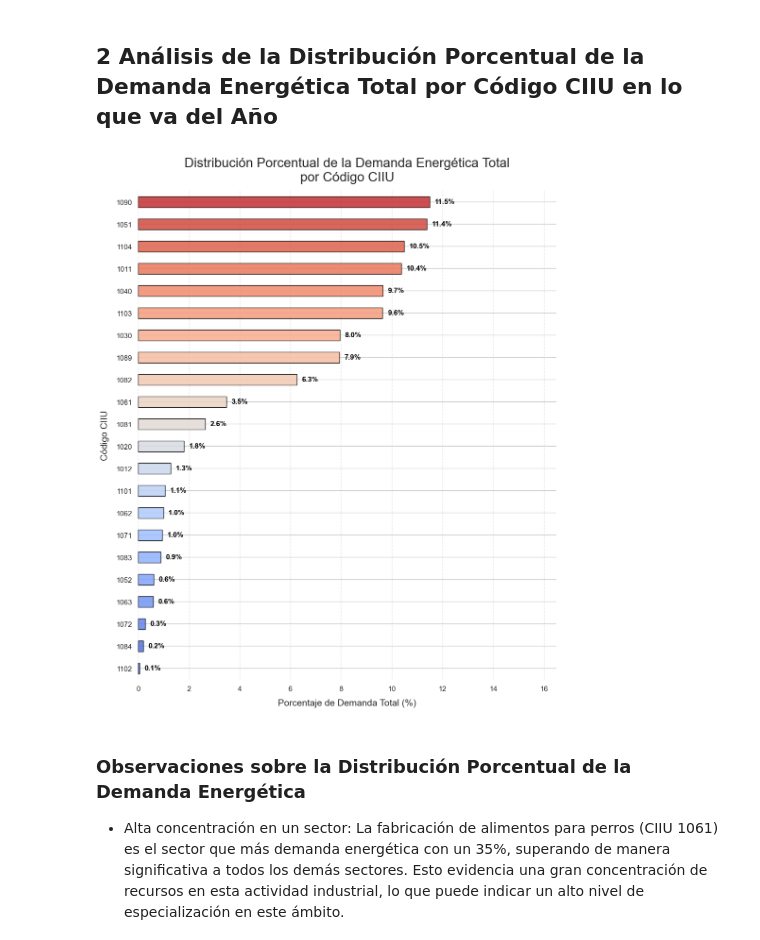
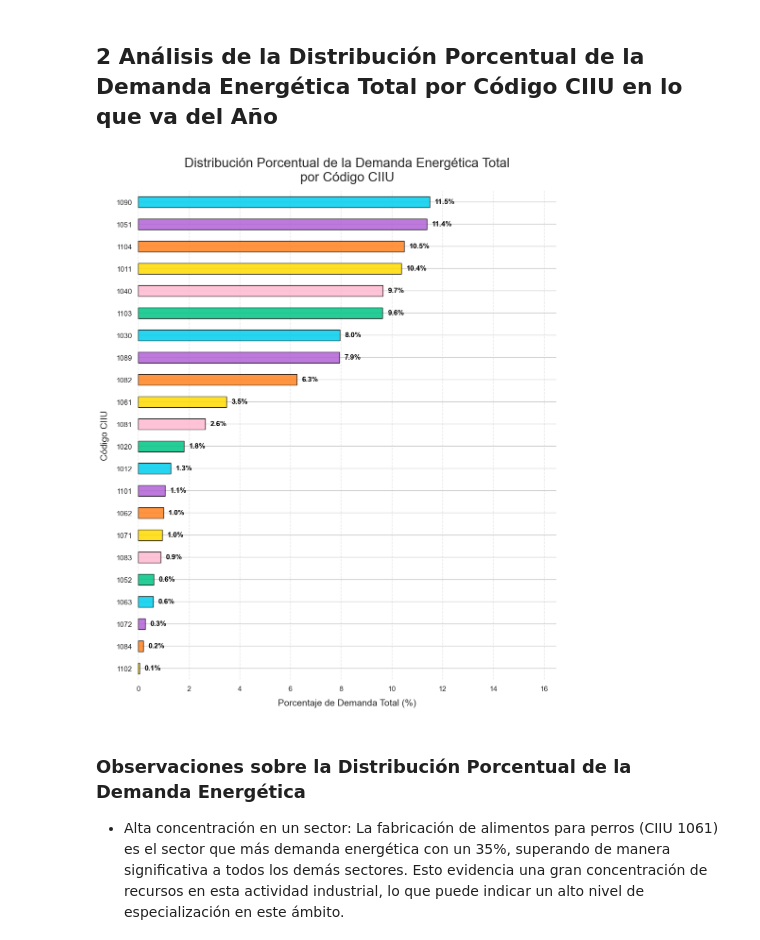
Before and after one commit to S00LEY/Talento-B_-Ing-Data, a Jupyter notebook: DemaComeNoReg_CIIU_Alimentos_2024.ipynb, the cells around one changed output. Cells and saved outputs as stored; diff of their text form; code cells hidden in the pictures.

```diff
--- a/DemaComeNoReg_CIIU_Alimentos_2024.ipynb
+++ b/DemaComeNoReg_CIIU_Alimentos_2024.ipynb
@@ -248,35 +248,41 @@ El comportamiento de la demanda energética en la industria alimentaria presenta
 # %%
 # Calcular la demanda total por código CIIU
 df_total_by_ciiu = df_daily_reset.groupby('Values_code')['Total_Demanda_Dia'].sum()
 
 # Calcular el porcentaje
 total_demanda = df_total_by_ciiu.sum()
 df_percent_by_ciiu = (df_total_by_ciiu / total_demanda) * 100
 
 # Ordenar los datos
 df_percent_sorted = df_percent_by_ciiu.sort_values()
-sns.set(style="whitegrid")
-colors = sns.color_palette("coolwarm", len(df_percent_sorted))
+
+# Definir los colores personalizados
+custom_colors = ["#ffdb00", "#ff8120", "#b263d6", "#00ceee", "#01c585", "#ffb9d1"]
+
+# Extender los colores para igualar la longitud de los datos
+extended_colors = custom_colors * (len(df_percent_sorted) // len(custom_colors)) + custom_colors[:len(df_percent_sorted) % len(custom_colors)]
 
 # Crear el gráfico de barras horizontales
 plt.figure(figsize=(10, 12))
-ax = df_percent_sorted.plot(kind='barh', color=colors, edgecolor='black', alpha=0.85)
+ax = df_percent_sorted.plot(kind='barh', color=extended_colors, edgecolor='black', alpha=0.85)
+
+# Añadir etiquetas al final de las barras
 for i, v in enumerate(df_percent_sorted):
     ax.text(v + 0.2, i, f'{v:.1f}%', va='center', fontsize=11, color='black', fontweight='bold')
 
-# Configurar grafico
+# Configurar gráfico
 plt.title('Distribución Porcentual de la Demanda Energética Total\npor Código CIIU',
           fontsize=20, pad=15)
 plt.xlabel('Porcentaje de Demanda Total (%)', fontsize=14, labelpad=10)
 plt.ylabel('Código CIIU', fontsize=14, labelpad=10)
 plt.xlim(0, df_percent_sorted.max() + 5)
 plt.subplots_adjust(left=0.3)
 plt.grid(axis='x', linestyle='--', alpha=0.5)
 sns.despine(left=True, bottom=True)
 plt.tight_layout()
 plt.show()
 # %% [output]
-[figure, old version]
+[figure, new version]
 # %% [markdown]
 ### Observaciones sobre la Distribución Porcentual de la Demanda Energética
 
```
Also changed, not shown: parts of 6 cells of this notebook, 1 other file.
